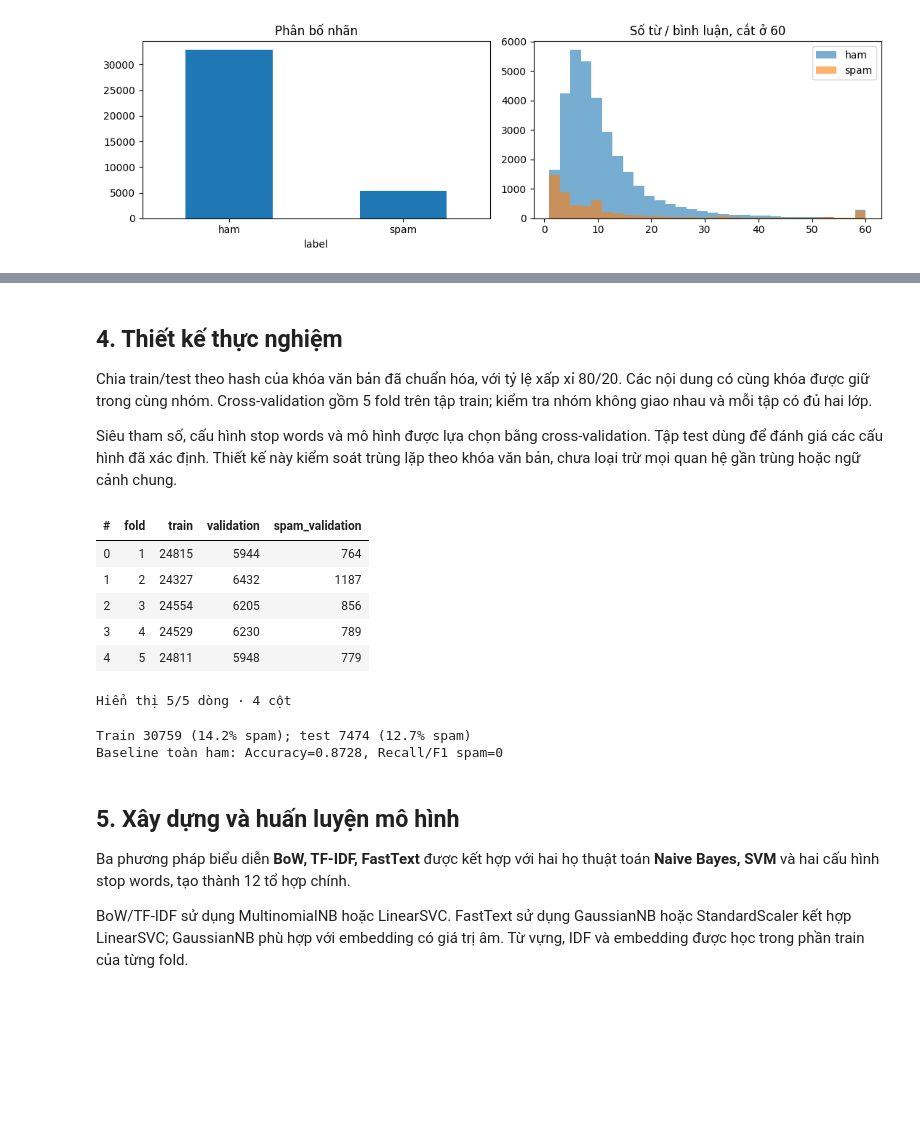
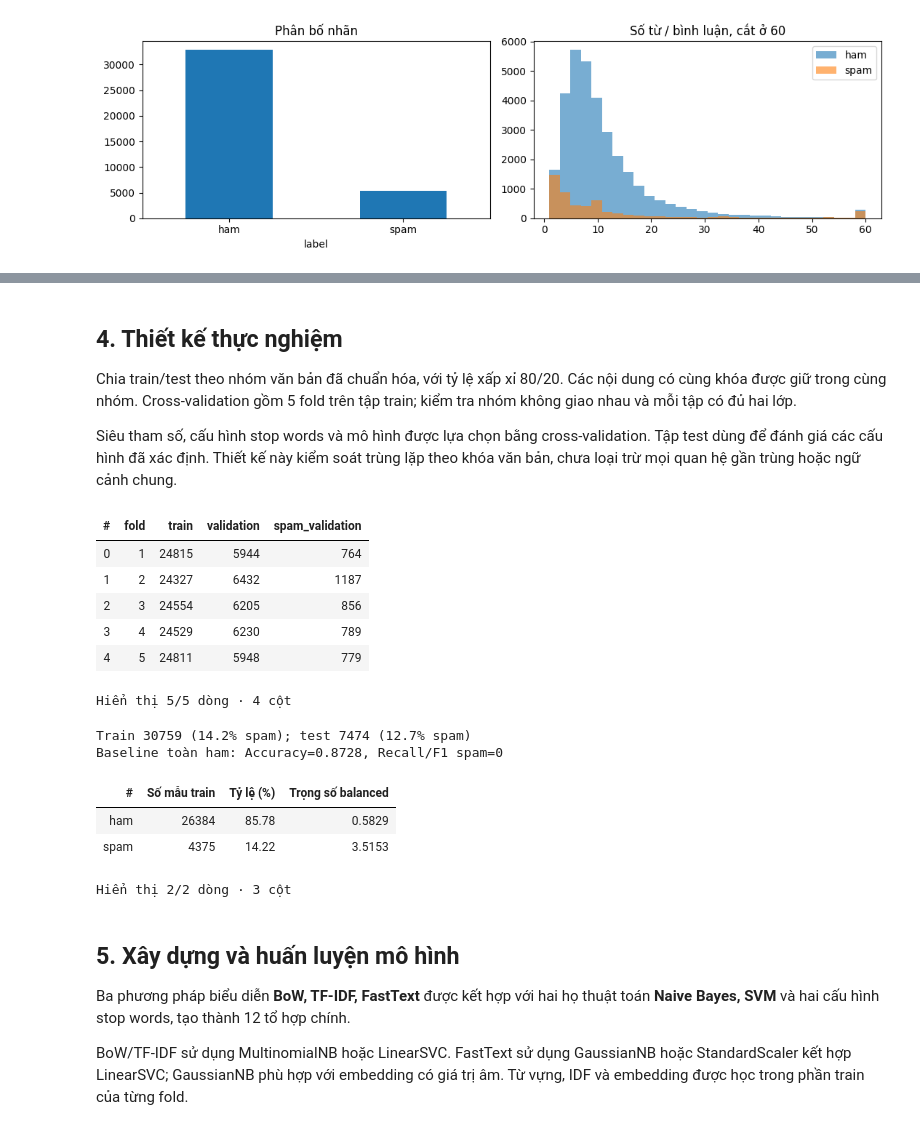
Before and after one commit to P-Bao/ptit-facebook-spam-ham, a Jupyter notebook: notebooks/02_thuc_nghiem_va_demo.ipynb, the cells around one changed output, grey strips where cells are left out. Cells and saved outputs as stored; diff of their text form; code cells hidden in the pictures; blank space fills up the shorter version.

```diff
--- a/notebooks/02_thuc_nghiem_va_demo.ipynb
+++ b/notebooks/02_thuc_nghiem_va_demo.ipynb
@@ -229,7 +212,7 @@ Tiền xử lý 38233 mẫu: 22.2s; không học từ vựng từ test.
 # %% [markdown]
 ## 4. Thiết kế thực nghiệm
 
-Chia train/test theo hash của khóa văn bản đã chuẩn hóa, với tỷ lệ xấp xỉ 80/20.
+Chia train/test theo nhóm văn bản đã chuẩn hóa, với tỷ lệ xấp xỉ 80/20.
 Các nội dung có cùng khóa được giữ trong cùng nhóm. Cross-validation gồm 5 fold
 trên tập train; kiểm tra nhóm không giao nhau và mỗi tập có đủ hai lớp.
 
@@ -239,26 +222,35 @@ lặp theo khóa văn bản, chưa loại trừ mọi quan hệ gần trùng ho
 # %%
 keys = raw["cleaned_text"].map(norm_key).to_numpy()
 is_test = np.array([bucket(key, "test") == 0 for key in keys])
 train_idx, test_idx = np.where(~is_test)[0], np.where(is_test)[0]
 y_train, y_test = y_all[train_idx], y_all[test_idx]
 assert len(np.unique(y_train)) == len(np.unique(y_test)) == 2
 assert not set(keys[train_idx]) & set(keys[test_idx])
 CV_FOLDS = grouped_folds(keys[train_idx], y_train)
 fold_table = pd.DataFrame([{"fold": i + 1, "train": len(tr), "validation": len(va),
                             "spam_validation": int(y_train[va].sum())} for i, (tr, va) in enumerate(CV_FOLDS)])
 display(fold_table)
 print(f"Train {len(train_idx)} ({y_train.mean():.1%} spam); test {len(test_idx)} ({y_test.mean():.1%} spam)")
 print(f"Baseline toàn ham: Accuracy={1-y_test.mean():.4f}, Recall/F1 spam=0")
+
+train_counts = pd.Series(np.where(y_train == 1, "spam", "ham")).value_counts().rename("Số mẫu train").to_frame()
+train_counts["Tỷ lệ (%)"] = (train_counts["Số mẫu train"] / len(y_train) * 100).round(2)
+train_counts["Trọng số balanced"] = len(y_train) / (2 * train_counts["Số mẫu train"])
+display(train_counts.round(4))
 # %% [output]
 | # | fold | train | validation | spam_validation |
 | 0 | 1 | 24815 | 5944 | 764 |
 | 1 | 2 | 24327 | 6432 | 1187 |
 | 2 | 3 | 24554 | 6205 | 856 |
 | 3 | 4 | 24529 | 6230 | 789 |
 | 4 | 5 | 24811 | 5948 | 779 |
 Hiển thị 5/5 dòng · 4 cột
 Train 30759 (14.2% spam); test 7474 (12.7% spam)
 Baseline toàn ham: Accuracy=0.8728, Recall/F1 spam=0
+| # | Số mẫu train | Tỷ lệ (%) | Trọng số balanced |
+| ham | 26384 | 85.78 | 0.5829 |
+| spam | 4375 | 14.22 | 3.5153 |
+Hiển thị 2/2 dòng · 3 cột
 # %% [markdown]
 ## 5. Xây dựng và huấn luyện mô hình
 
```
Also changed, not shown: parts of 9 cells of this notebook, 39 other files.
